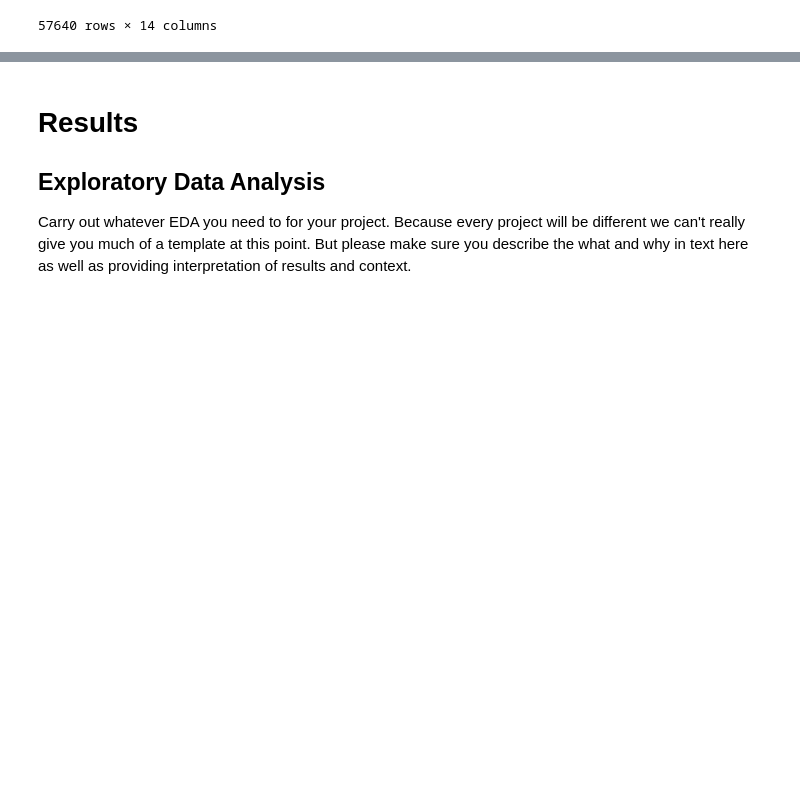
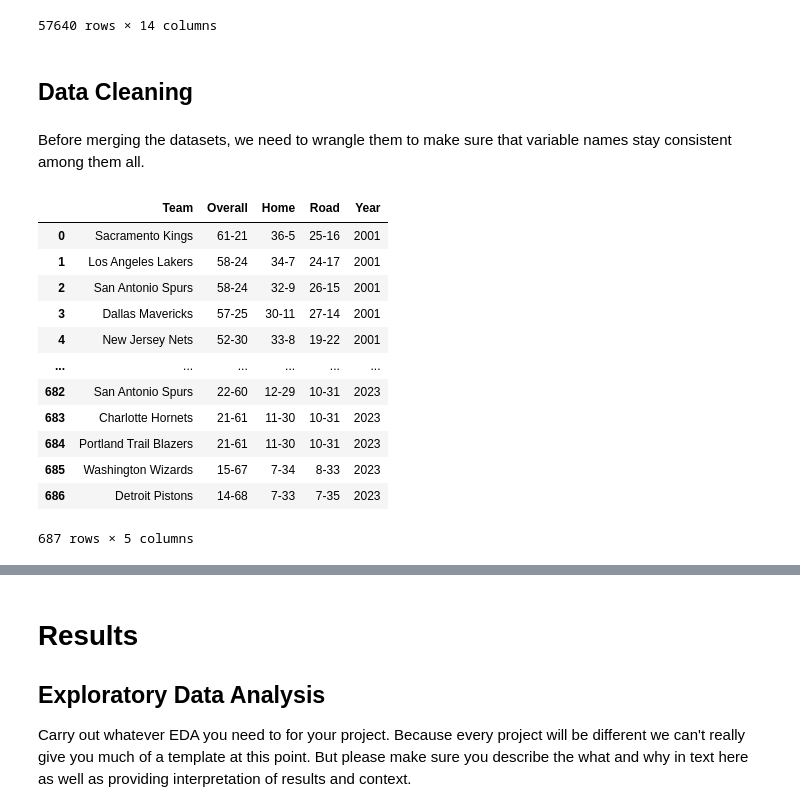
Before and after one commit to katieki/COGS108-Group159-FA24, a Jupyter notebook: EDACheckpoint_Group159-FA24.ipynb, the cells around one changed output, grey strips where cells are left out. Saved outputs shown, nothing was run; the diff lists cells and outputs as text; code cells hidden in the pictures; blank space fills up the shorter version.

```diff
--- a/EDACheckpoint_Group159-FA24.ipynb
+++ b/EDACheckpoint_Group159-FA24.ipynb
@@ -130,3 +130,24 @@ df_nba_elo
 | 57638 | 2024-04-19 | 2024 | 0 | MIA | CHI | 1553.298453 | 1484.964268 | 0.724922 | 0.275078 | 1561.515674 | ... |
 | 57639 | 2024-04-19 | 2024 | 0 | NOP | SAC | 1590.140488 | 1560.532748 | 0.678324 | 0.321676 | 1595.044384 | ... |
 57640 rows × 14 columns
+# %% [markdown]
+## Data Cleaning
+# %% [markdown]
+Before merging the datasets, we need to wrangle them to make sure that variable names stay consistent among them all.
+# %%
+df_nba_standings = df_nba_standings.drop(['Rk', 'E', 'W', 'Pre', 'Post', '?3', '?10'], axis = 1)
+df_nba_standings
+# %% [output]
+|  | Team | Overall | Home | Road | Year |
+| 0 | Sacramento Kings | 61-21 | 36-5 | 25-16 | 2001 |
+| 1 | Los Angeles Lakers | 58-24 | 34-7 | 24-17 | 2001 |
+| 2 | San Antonio Spurs | 58-24 | 32-9 | 26-15 | 2001 |
+| 3 | Dallas Mavericks | 57-25 | 30-11 | 27-14 | 2001 |
+| 4 | New Jersey Nets | 52-30 | 33-8 | 19-22 | 2001 |
+| ... | ... | ... | ... | ... | ... |
+| 682 | San Antonio Spurs | 22-60 | 12-29 | 10-31 | 2023 |
+| 683 | Charlotte Hornets | 21-61 | 11-30 | 10-31 | 2023 |
+| 684 | Portland Trail Blazers | 21-61 | 11-30 | 10-31 | 2023 |
+| 685 | Washington Wizards | 15-67 | 7-34 | 8-33 | 2023 |
+| 686 | Detroit Pistons | 14-68 | 7-33 | 7-35 | 2023 |
+687 rows × 5 columns
```
Also changed, not shown: parts of 3 cells of this notebook.
